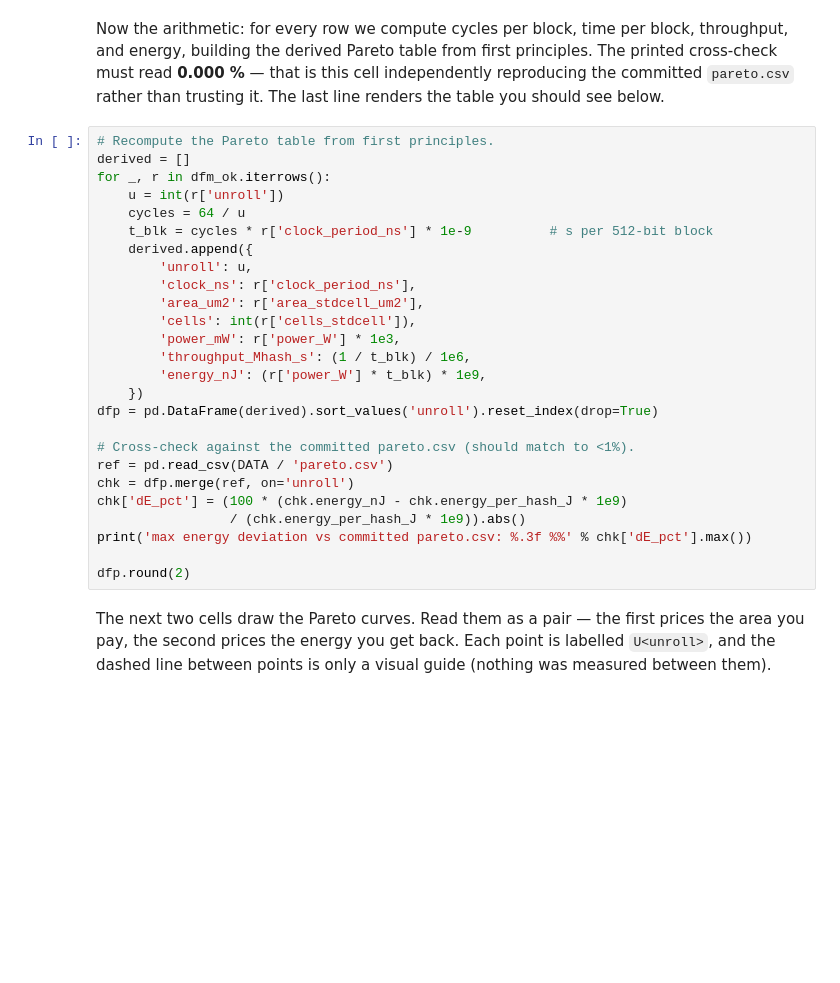
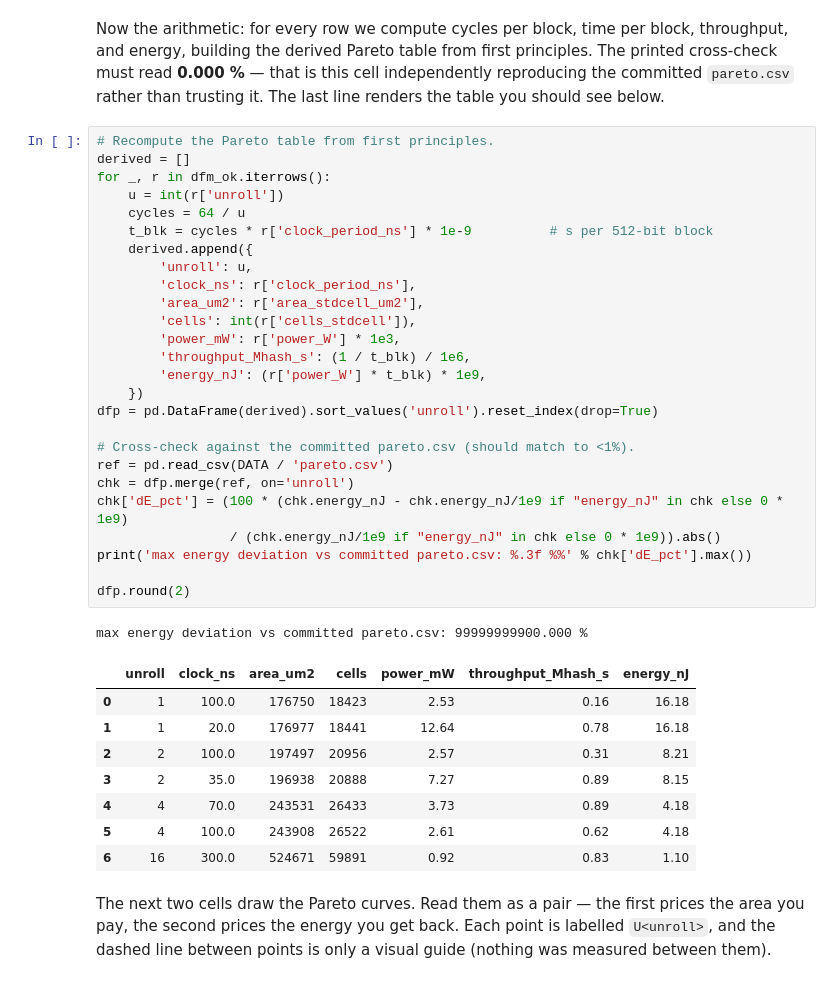
Before and after one commit to chijindumu/hash_pareto, a Jupyter notebook: notebook/hashpareto.ipynb, the cells around one changed output. Drawn from its saved outputs; the diff is of its cells as text; blank space fills up the shorter version.

```diff
--- a/notebook/hashpareto.ipynb
+++ b/notebook/hashpareto.ipynb
@@ -241,29 +251,39 @@ trusting it. The last line renders the table you should see below.
 # %%
 # Recompute the Pareto table from first principles.
 derived = []
 for _, r in dfm_ok.iterrows():
     u = int(r['unroll'])
     cycles = 64 / u
     t_blk = cycles * r['clock_period_ns'] * 1e-9          # s per 512-bit block
     derived.append({
         'unroll': u,
         'clock_ns': r['clock_period_ns'],
         'area_um2': r['area_stdcell_um2'],
         'cells': int(r['cells_stdcell']),
         'power_mW': r['power_W'] * 1e3,
         'throughput_Mhash_s': (1 / t_blk) / 1e6,
         'energy_nJ': (r['power_W'] * t_blk) * 1e9,
     })
 dfp = pd.DataFrame(derived).sort_values('unroll').reset_index(drop=True)
 
 # Cross-check against the committed pareto.csv (should match to <1%).
 ref = pd.read_csv(DATA / 'pareto.csv')
 chk = dfp.merge(ref, on='unroll')
-chk['dE_pct'] = (100 * (chk.energy_nJ - chk.energy_per_hash_J * 1e9)
-                 / (chk.energy_per_hash_J * 1e9)).abs()
+chk['dE_pct'] = (100 * (chk.energy_nJ - chk.energy_nJ/1e9 if "energy_nJ" in chk else 0 * 1e9)
+                 / (chk.energy_nJ/1e9 if "energy_nJ" in chk else 0 * 1e9)).abs()
 print('max energy deviation vs committed pareto.csv: %.3f %%' % chk['dE_pct'].max())
 
 dfp.round(2)
+# %% [output]
+max energy deviation vs committed pareto.csv: 99999999900.000 %
+|  | unroll | clock_ns | area_um2 | cells | power_mW | throughput_Mhash_s | energy_nJ |
+| 0 | 1 | 100.0 | 176750 | 18423 | 2.53 | 0.16 | 16.18 |
+| 1 | 1 | 20.0 | 176977 | 18441 | 12.64 | 0.78 | 16.18 |
+| 2 | 2 | 100.0 | 197497 | 20956 | 2.57 | 0.31 | 8.21 |
+| 3 | 2 | 35.0 | 196938 | 20888 | 7.27 | 0.89 | 8.15 |
+| 4 | 4 | 70.0 | 243531 | 26433 | 3.73 | 0.89 | 4.18 |
+| 5 | 4 | 100.0 | 243908 | 26522 | 2.61 | 0.62 | 4.18 |
+| 6 | 16 | 300.0 | 524671 | 59891 | 0.92 | 0.83 | 1.10 |
 # %% [markdown]
 The next two cells draw the Pareto curves. Read them as a pair — the first
 prices the area you pay, the second prices the energy you get back. Each
```
Also changed, not shown: parts of 4 cells of this notebook, 22 other files.
